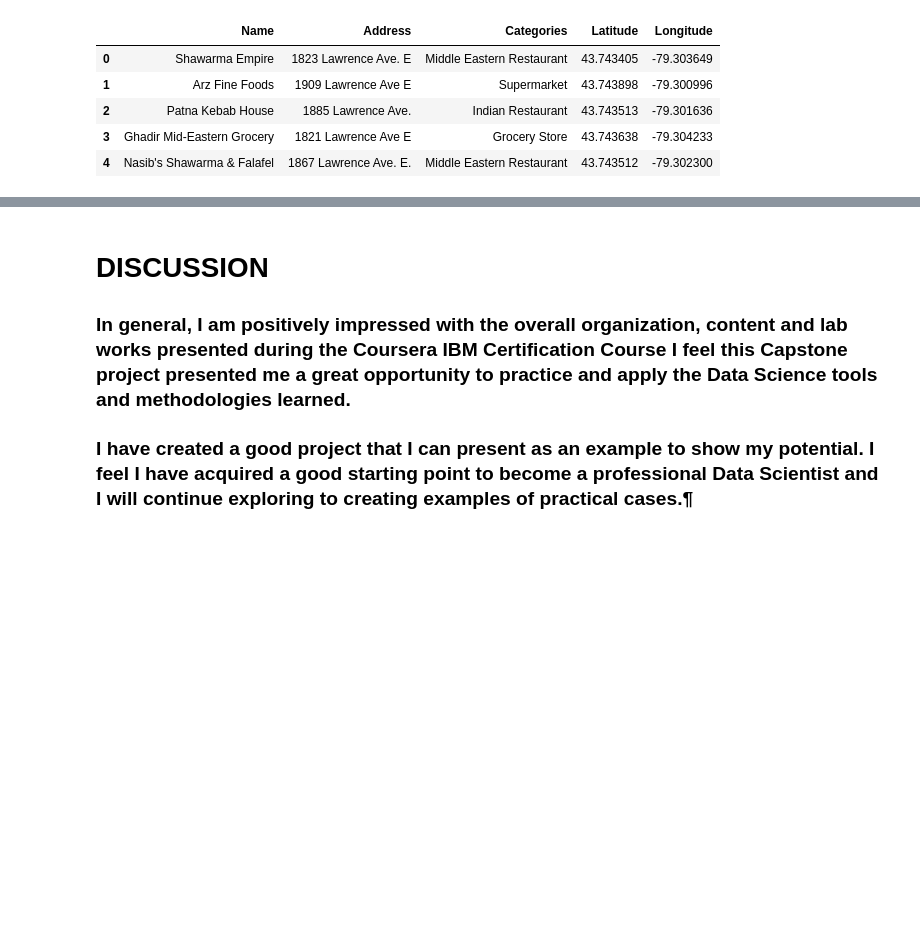
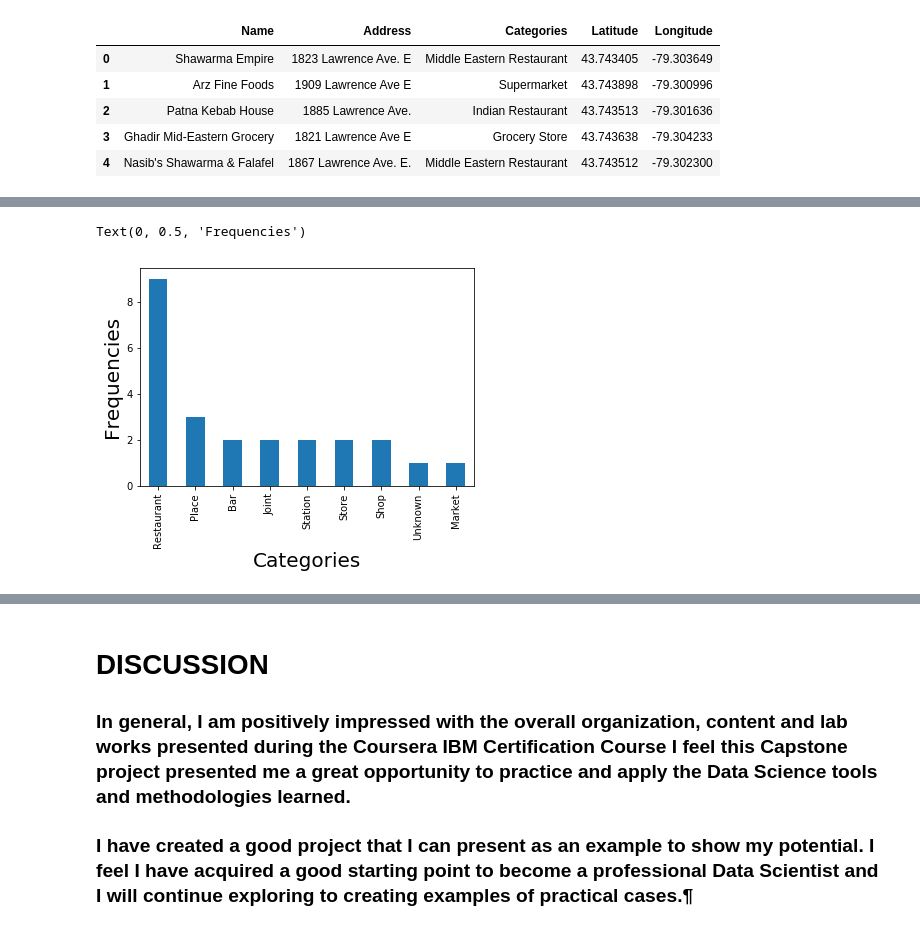
Before and after one commit to talha915/Data-Science-Capstone-Week-4-Coursera, a Jupyter notebook: Capstone Project The Battle of Neighbors Week 4.ipynb, the cells around one changed output, grey strips where cells are left out. Drawn from its saved outputs; the diff is of its cells as text; code cells hidden in the pictures; blank space fills up the shorter version.

Commit message:
Added Graphs

```diff
--- a/Capstone Project The Battle of Neighbors Week 4.ipynb
+++ b/Capstone Project The Battle of Neighbors Week 4.ipynb
@@ -53,9 +54,9 @@ Geographical Coordinates of Lawrence Ave E, Toronto, Ontario M1R 2Y6, Canada are
 neigh_latitude = latitude
 neigh_longitude = longitude
 # %%
-CLIENT_ID = 'ZxxxxxxxxxxxxxxxxxxxxxxxxxxV' # your Foursquare ID
-CLIENT_SECRET = '2xxxxxxxxxxxxxxxxxxxxxxQ' # your Foursquare Secret
-VERSION = '2xxxxxxxx0' # Foursquare API version
+CLIENT_ID = 'Z3GYOID11DHZR23CXQJDPK5IW1MNDBIQLECJGKZPFJZAYASV' # your Foursquare ID
+CLIENT_SECRET = '2CRHCHEXBQYBGYJKSLDSDFC1O2BM4D1AOMCORB3HVF4WDTVQ' # your Foursquare Secret
+VERSION = '20192510' # Foursquare API version
 # %%
 LIMIT = 500 # limit of number of venues returned by Foursquare API
 radius = 500 # define radius
@@ -219,3 +220,17 @@ clean_data.head()
 | 2 | Patna Kebab House | 1885 Lawrence Ave. | Indian Restaurant | 43.743513 | -79.301636 |
 | 3 | Ghadir Mid-Eastern Grocery | 1821 Lawrence Ave E | Grocery Store | 43.743638 | -79.304233 |
 | 4 | Nasib's Shawarma & Falafel | 1867 Lawrence Ave. E. | Middle Eastern Restaurant | 43.743512 | -79.302300 |
+# %%
+conditions = [
+    (clean_data['Categories'].str.contains('Restaurant')),
+    (clean_data['Categories'].str.contains('Store')),
+    (clean_data['Categories'].str.contains('market')),
+    (clean_data['Categories'].str.contains('Shop')),
+    (clean_data['Categories'].str.contains('Place')),
+    (clean_data['Categories'].str.contains('Joint')),
+    (clean_data['Categories'].str.contains('Station')),
+    (clean_data['Categories'].str.contains('Bar'))
+]
+results = ['Restaurant', 'Store', 'Market', 'Shop', 'Place', 'Joint', 'Station', 'Bar']
+# %%
+clean_data['Category_type'] = np.select(conditions, results, default='Unknown')
@@ -221,0 +252,3 @@ clean_data.head()
+# %%
+category_freq = clean_data['Category_type'].value_counts()
+category_freq
@@ -221,0 +266,7 @@ clean_data.head()
+# %%
+category_freq.plot.bar()
+plt.xlabel("Categories", fontsize=20)
+plt.ylabel("Frequencies", fontsize=20)
+# %% [output]
+Text(0, 0.5, 'Frequencies')
+[figure, added]
```
Also changed, not shown: parts of 6 cells of this notebook.
